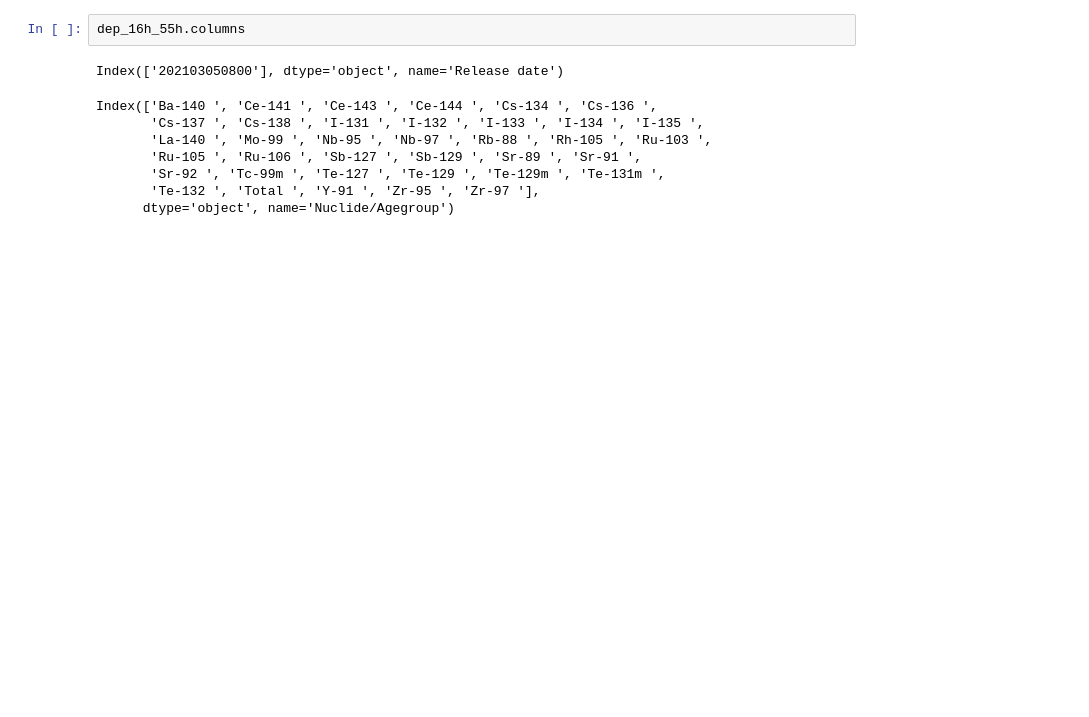
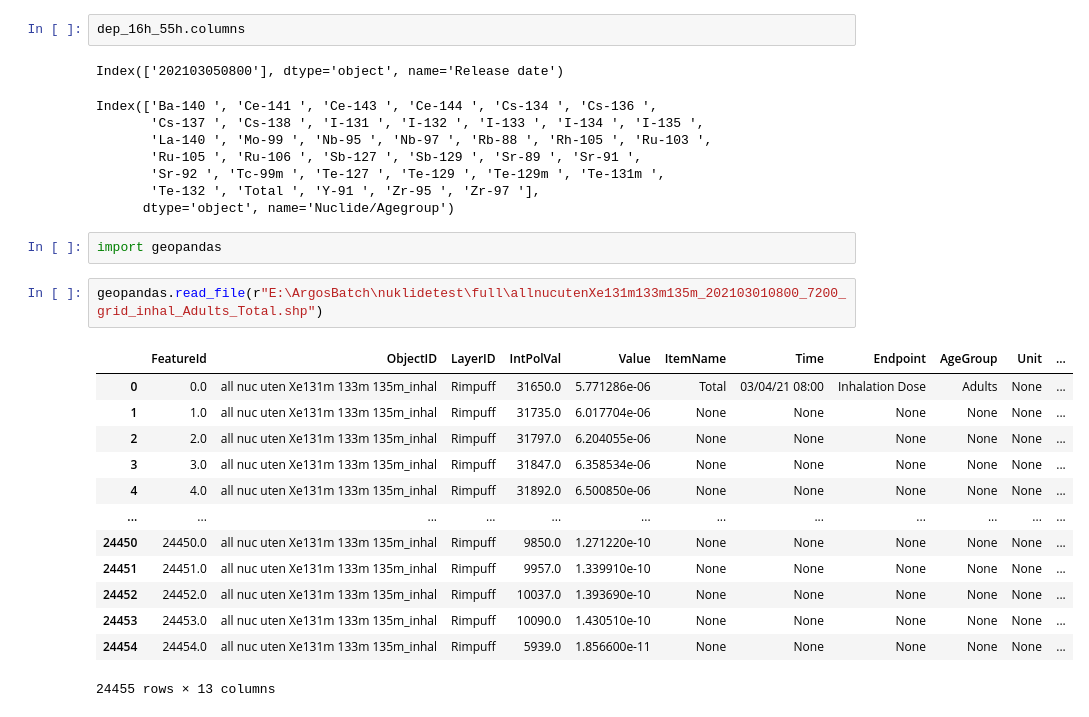
Before and after one commit to DSA-NO/BatchShpToTable, a Jupyter notebook: compare_nuklide.ipynb, the cells around one changed output. Cells and saved outputs as stored; diff of their text form; blank space fills up the shorter version.

```diff
--- a/compare_nuklide.ipynb
+++ b/compare_nuklide.ipynb
@@ -89,3 +105,21 @@ Index(['Ba-140 ', 'Ce-141 ', 'Ce-143 ', 'Ce-144 ', 'Cs-134 ', 'Cs-136 ',
        'Sr-92 ', 'Tc-99m ', 'Te-127 ', 'Te-129 ', 'Te-129m ', 'Te-131m ',
        'Te-132 ', 'Total ', 'Y-91 ', 'Zr-95 ', 'Zr-97 '],
       dtype='object', name='Nuclide/Agegroup')
+# %%
+import geopandas
+# %%
+geopandas.read_file(r"E:\ArgosBatch\nuklidetest\full\allnucutenXe131m133m135m_202103010800_7200_grid_inhal_Adults_Total.shp")
+# %% [output]
+|  | FeatureId | ObjectID | LayerID | IntPolVal | Value | ItemName | Time | Endpoint | AgeGroup | Unit | ... |
+| 0 | 0.0 | all nuc uten Xe131m 133m 135m_inhal | Rimpuff | 31650.0 | 5.771286e-06 | Total | 03/04/21 08:00 | Inhalation Dose | Adults | None | ... |
+| 1 | 1.0 | all nuc uten Xe131m 133m 135m_inhal | Rimpuff | 31735.0 | 6.017704e-06 | None | None | None | None | None | ... |
+| 2 | 2.0 | all nuc uten Xe131m 133m 135m_inhal | Rimpuff | 31797.0 | 6.204055e-06 | None | None | None | None | None | ... |
+| 3 | 3.0 | all nuc uten Xe131m 133m 135m_inhal | Rimpuff | 31847.0 | 6.358534e-06 | None | None | None | None | None | ... |
+| 4 | 4.0 | all nuc uten Xe131m 133m 135m_inhal | Rimpuff | 31892.0 | 6.500850e-06 | None | None | None | None | None | ... |
+| ... | ... | ... | ... | ... | ... | ... | ... | ... | ... | ... | ... |
+| 24450 | 24450.0 | all nuc uten Xe131m 133m 135m_inhal | Rimpuff | 9850.0 | 1.271220e-10 | None | None | None | None | None | ... |
+| 24451 | 24451.0 | all nuc uten Xe131m 133m 135m_inhal | Rimpuff | 9957.0 | 1.339910e-10 | None | None | None | None | None | ... |
+| 24452 | 24452.0 | all nuc uten Xe131m 133m 135m_inhal | Rimpuff | 10037.0 | 1.393690e-10 | None | None | None | None | None | ... |
+| 24453 | 24453.0 | all nuc uten Xe131m 133m 135m_inhal | Rimpuff | 10090.0 | 1.430510e-10 | None | None | None | None | None | ... |
+| 24454 | 24454.0 | all nuc uten Xe131m 133m 135m_inhal | Rimpuff | 5939.0 | 1.856600e-11 | None | None | None | None | None | ... |
+24455 rows × 13 columns
```
Also changed, not shown: parts of 12 cells of this notebook, 2 other files.
